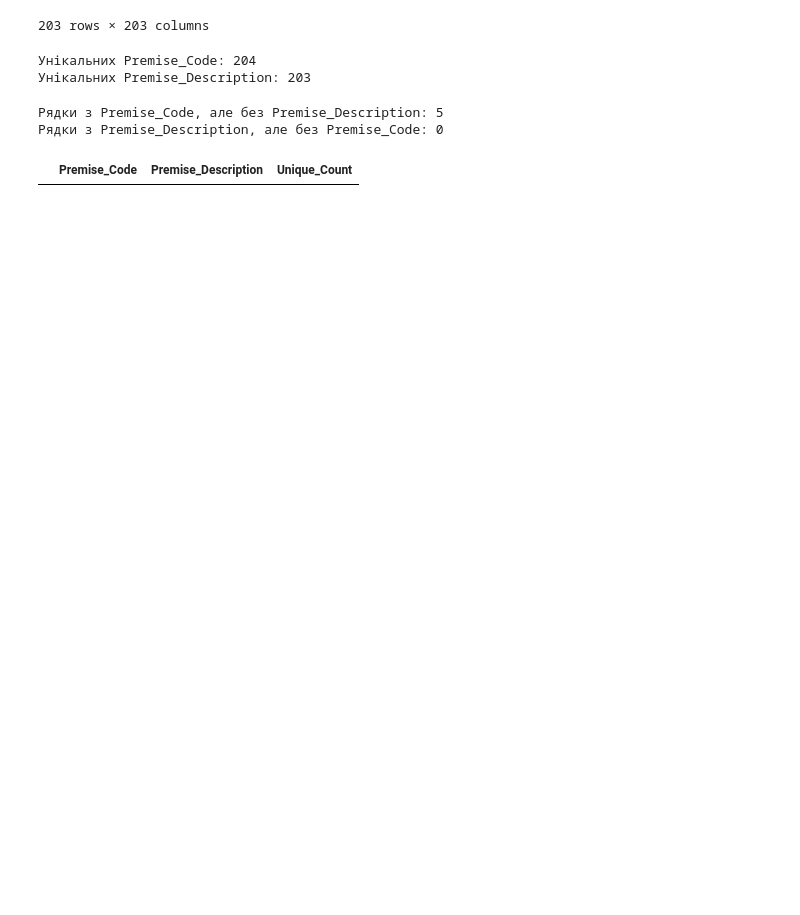
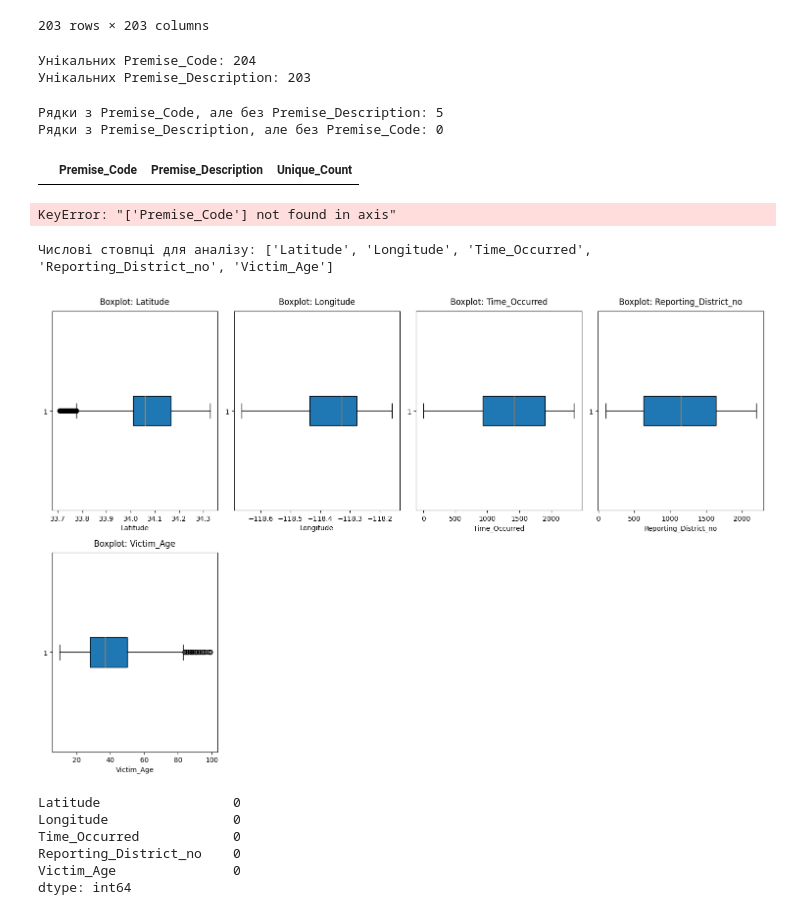
Before and after one commit to mssamoilenko/data_analysis_crime_samoilenko, a Jupyter notebook: data-analysis-crime-samoilenko2.ipynb, the cells around one changed output. Cells and saved outputs as stored; diff of their text form; code cells hidden in the pictures; blank space fills up the shorter version.

```diff
--- a/data-analysis-crime-samoilenko2.ipynb
+++ b/data-analysis-crime-samoilenko2.ipynb
@@ -406,3 +406,34 @@ result = area_mapping[area_mapping['Unique_Count'] > 1]
 result
 # %% [output]
 |  | Premise_Code | Premise_Description | Unique_Count |
+# %%
+df = df.drop(columns=['Premise_Code'])
+# %% [output]
+KeyError: "['Premise_Code'] not found in axis"
+# %%
+numb_columns = df.select_dtypes(include=['int64', 'float64']).columns.tolist()
+print("Числові стовпці для аналізу:", numb_columns)
+# %% [output]
+Числові стовпці для аналізу: ['Latitude', 'Longitude', 'Time_Occurred', 'Reporting_District_no', 'Victim_Age']
+# %%
+plt.figure(figsize=(15, 10))
+
+for i, column in enumerate(numb_columns, 1):
+    plt.subplot(2, 4, i)
+    plt.boxplot(df[column].dropna(), vert=False, patch_artist=True)
+    plt.title(f'Boxplot: {column}', pad=10)
+    plt.xlabel(column)
+
+plt.tight_layout()
+plt.show()
+# %% [output]
+[figure, added]
+# %%
+df[numb_columns].isna().sum()
+# %% [output]
+Latitude                 0
+Longitude                0
+Time_Occurred            0
+Reporting_District_no    0
+Victim_Age               0
+dtype: int64
```
Also changed, not shown: parts of 13 cells of this notebook.
